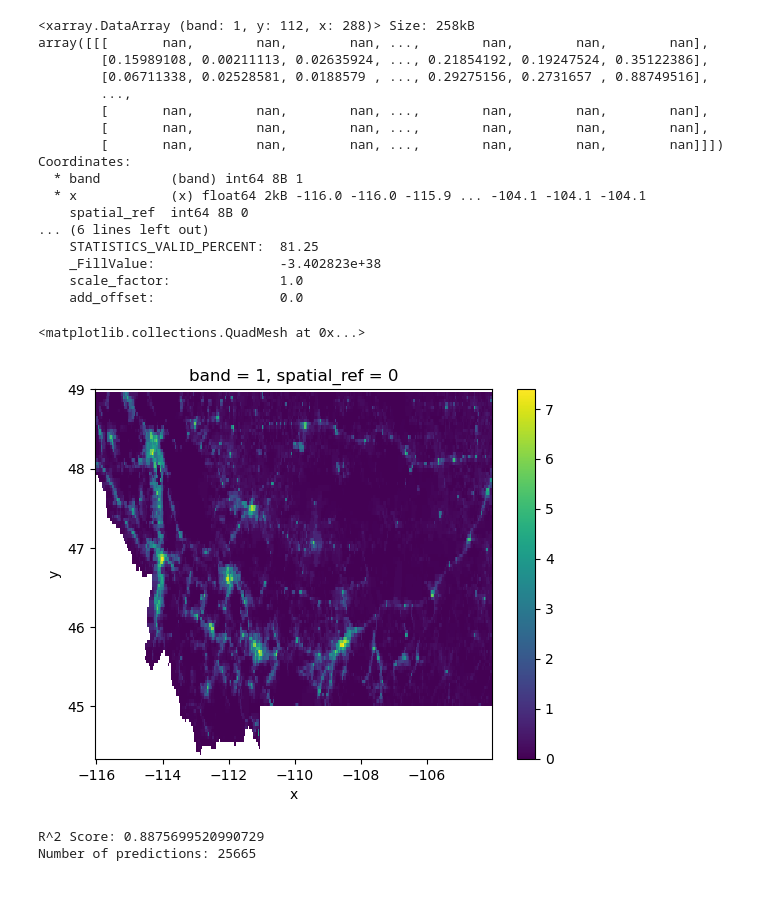
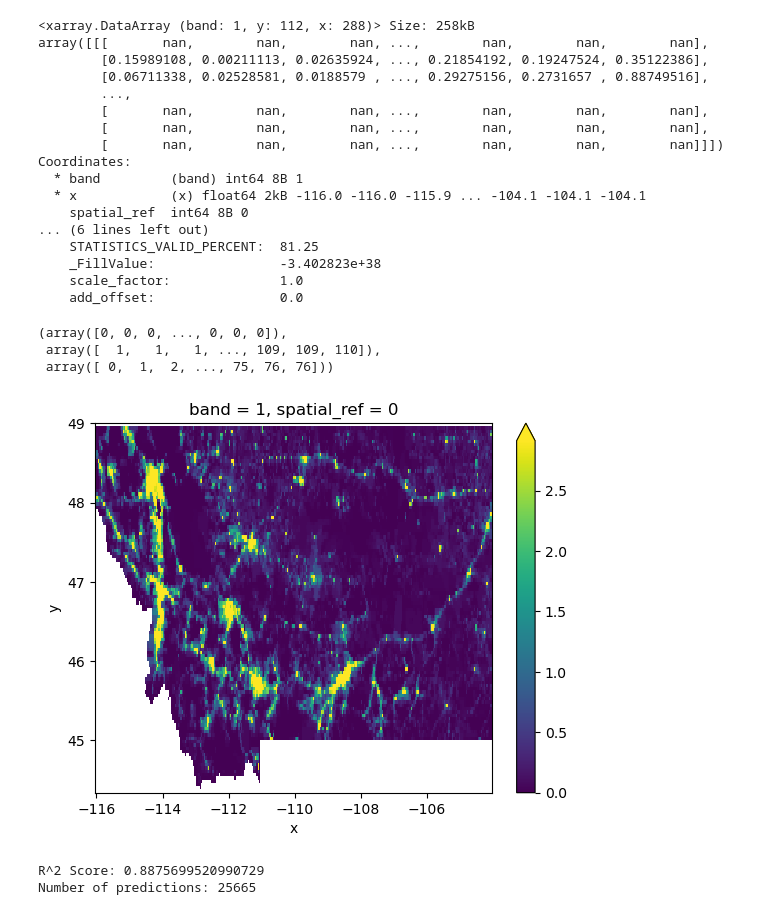
Before and after one commit to Chigiriq/geoP3, a Jupyter notebook: v3.ipynb, the cells around one changed output. Drawn from its saved outputs; the diff is of its cells as text; code cells hidden in the pictures.

```diff
--- a/v3.ipynb
+++ b/v3.ipynb
@@ -827,11 +827,19 @@ Coordinates:
     _FillValue:                -3.402823e+38
     scale_factor:              1.0
     add_offset:                0.0
-# %%
-log_pop_data_resampled.plot()
-# %% [output]
-<matplotlib.collections.QuadMesh at 0x...>
-[figure, removed]
+# %%
+non_nan_indices
+# %% [output]
+(array([0, 0, 0, ..., 0, 0, 0]),
+ array([  1,   1,   1, ..., 109, 109, 110]),
+ array([ 0,  1,  2, ..., 75, 76, 76]))
+# %%
+ax = log_pop_data_resampled.plot(
+    robust=True,
+    add_colorbar=True,
+)
+# %% [output]
+[figure, added]
 # %%
 print("R^2 Score:", r2_score(y_train2, y_pred2))
 print("Number of predictions:", len(y_pred2))
```
Also changed, not shown: parts of 8 cells of this notebook, 9 other files.
